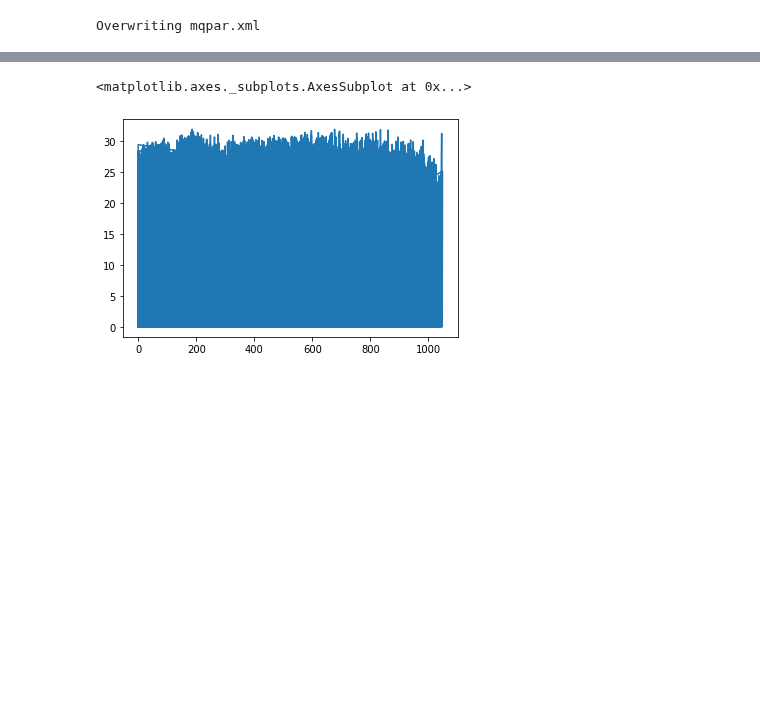
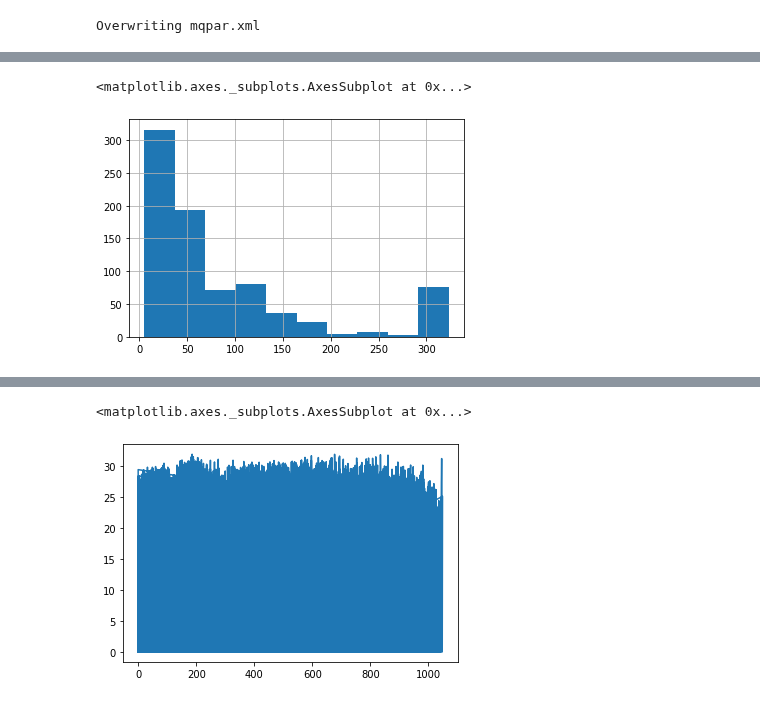
Before and after one commit to animesh/notebooks, a Jupyter notebook: proteinGroupsCombine.ipynb, the cells around one changed output, grey strips where cells are left out. Saved outputs shown, nothing was run; the diff lists cells and outputs as text; code cells hidden in the pictures; blank space fills up the shorter version.

```diff
--- a/proteinGroupsCombine.ipynb
+++ b/proteinGroupsCombine.ipynb
@@ -576,0 +621,5 @@ dfTS
+# %%
+dfTS.Score.hist()
+# %% [output]
+<matplotlib.axes._subplots.AxesSubplot at 0x...>
+[figure, added]
```
Also changed, not shown: parts of 18 cells of this notebook.
